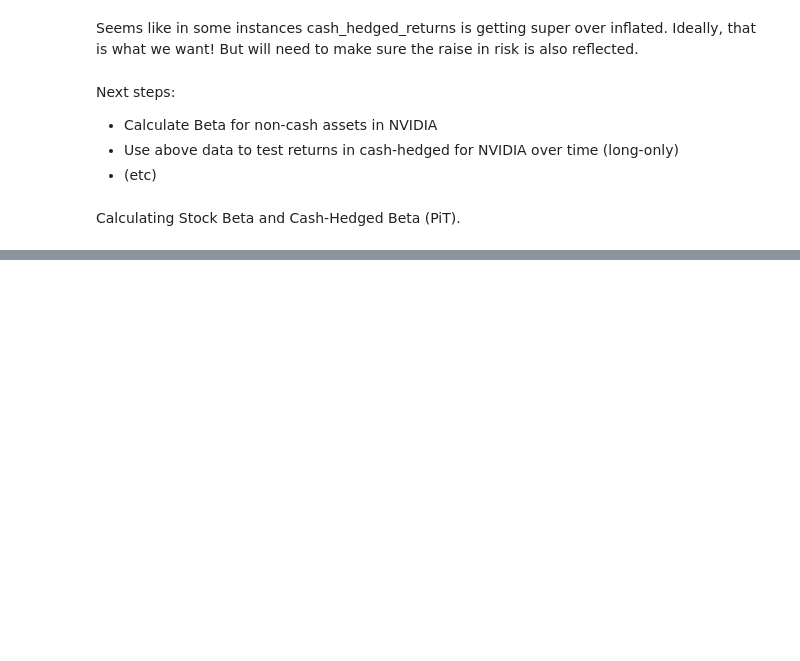
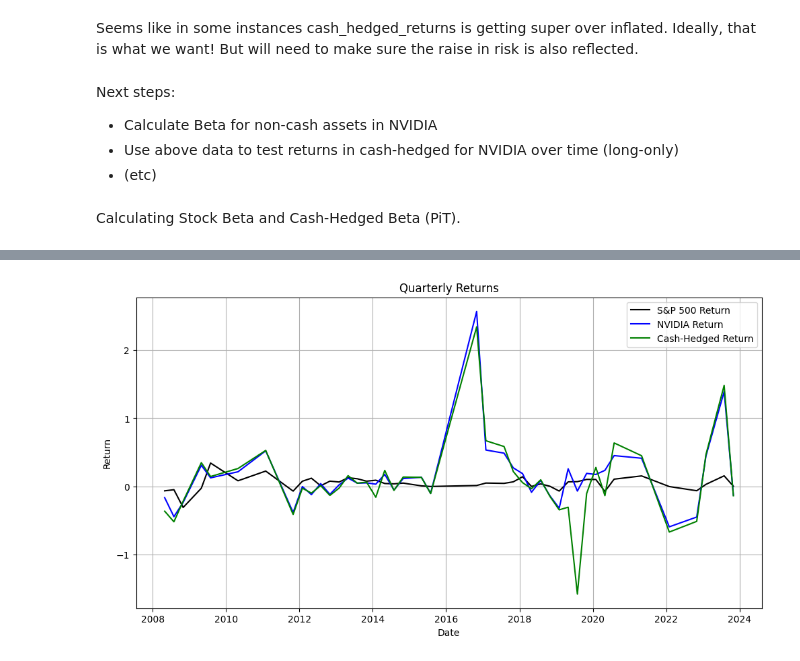
Before and after one commit to veervohra03/CashHedged, a Jupyter notebook: cashHedgedV2.ipynb, the cells around one changed output, grey strips where cells are left out. Drawn from its saved outputs; the diff is of its cells as text; code cells hidden in the pictures; blank space fills up the shorter version.

```diff
--- a/cashHedgedV2.ipynb
+++ b/cashHedgedV2.ipynb
@@ -442,0 +213,15 @@ def hello():
+# %%
+
+# Step 3: Plot quarterly returns
+plt.figure(figsize=(12, 6))
+plt.plot(nvidia['date'], nvidia['snp_quarterly_return'], label='S&P 500 Return', color='black')
+plt.plot(nvidia['date'], nvidia['quarterly_return'], label='NVIDIA Return', color='blue')
+plt.plot(nvidia['date'], nvidia['cash_hedged_return'], label='Cash-Hedged Return', color='green')
+plt.title('Quarterly Returns')
+plt.xlabel('Date')
+plt.ylabel('Return')
+plt.legend()
+plt.grid()
+plt.show()
+# %% [output]
+[figure, added]
```
Also changed, not shown: parts of 24 cells of this notebook.
